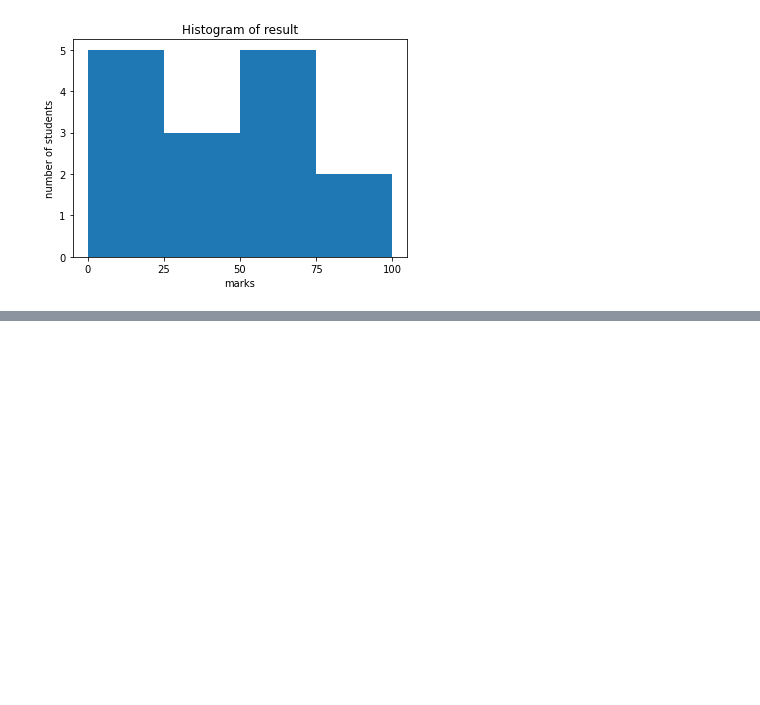
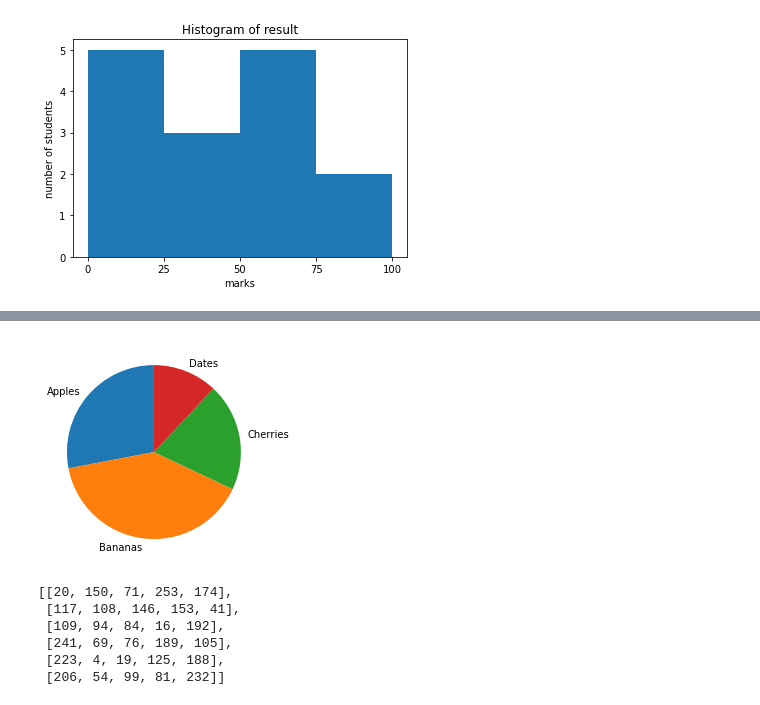
Before and after one commit to Puneethraj2000/MCA_2nd-Year, a Jupyter notebook: 3rd-Sem/Python/python.ipynb, the cells around one changed output, grey strips where cells are left out. Saved outputs shown, nothing was run; the diff lists cells and outputs as text; code cells hidden in the pictures; blank space fills up the shorter version.

```diff
--- a/3rd-Sem/Python/python.ipynb
+++ b/3rd-Sem/Python/python.ipynb
@@ -826,0 +843,10 @@ plt.show()
+# %%
+import matplotlib.pyplot as plt
+import numpy as np
+
+y = np.array([35,50,25,15])
+mylabels = ["Apples", "Bananas", "Cherries", "Dates"]
+plt.pie(y, labels = mylabels, startangle = 90)
+plt.show()
+# %% [output]
+[figure, added]
@@ -826,0 +856,20 @@ plt.show()
+# %%
+#7th program
+
+from matplotlib import pyplot
+import random
+
+data = [[random.randint(0,256) for x in range(0,5)], #row1
+        [random.randint(0,256) for x in range(0,5)], #row1
+        [random.randint(0,256) for x in range(0,5)], #row1
+        [random.randint(0,256) for x in range(0,5)], #row1
+        [random.randint(0,256) for x in range(0,5)], #row1
+        [random.randint(0,256) for x in range(0,5)]] #row1
+data
+# %% [output]
+[[20, 150, 71, 253, 174],
+ [117, 108, 146, 153, 41],
+ [109, 94, 84, 16, 192],
+ [241, 69, 76, 189, 105],
+ [223, 4, 19, 125, 188],
+ [206, 54, 99, 81, 232]]
```
Also changed, not shown: parts of 10 cells of this notebook.
